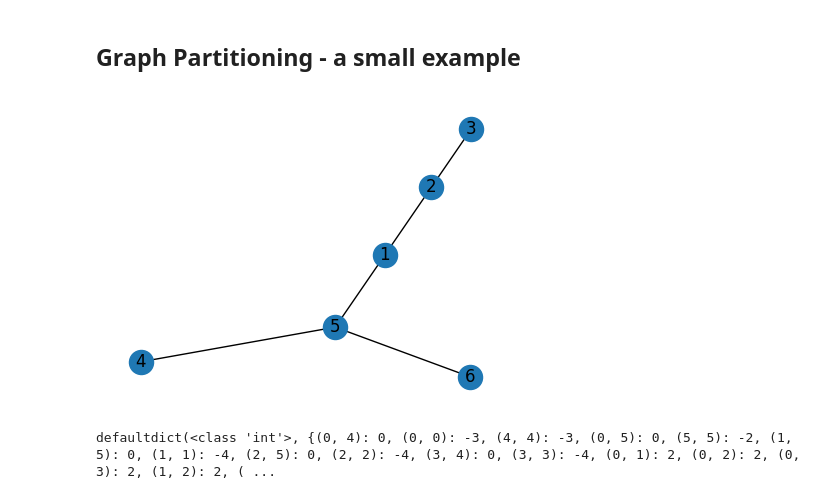
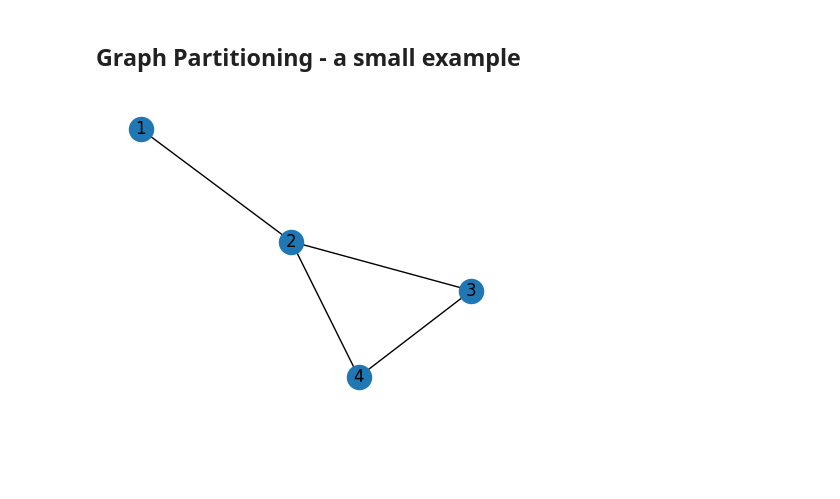
Before and after one commit to catInHub/BUPY896-course-material, a Jupyter notebook: graph_partitioning.ipynb, the cells around one changed output. Saved outputs shown, nothing was run; the diff lists cells and outputs as text; code cells hidden in the pictures; blank space fills up the shorter version.

```diff
--- a/graph_partitioning.ipynb
+++ b/graph_partitioning.ipynb
@@ -13,14 +13,13 @@ from dwave.system import DWaveSampler
 # %%
 G = nx.Graph()
 G.add_edge('1', '2')
 G.add_edge('2', '3')
-G.add_edge('1', '5')
-G.add_edge('5', '6')
-G.add_edge('4', '5')
+G.add_edge('3', '4')
+G.add_edge('2', '4')
 plt.figure(figsize=(4,3))
 nx.draw(G, with_labels=True)
 # %% [output]
-[figure, old version]
+[figure, new version]
 # %%
 ## the embedding to chimera
 
@@ -39,27 +39,2 @@ gamma = 1
 
 num_shots = 200
-# %%
-"""
-    Embedding the above small graph example's Hamiltonian into the first chimera unit cell of DW_2000Q_6 machine
-"""
-
-## couplings dictionaries
-Q = defaultdict(int)
-
-## objective function
-for i,j in edges_list:
-    Q[(i,j)] += -2
-    Q[(i,i)] += 1
-    Q[(j,j)] += 1
-
-## quadratic term in the constraint
-for i, j in combinations(nodes_list, 2):
-    Q[(i,j)] += gamma * 2
-
-## linear terms in the constraint
-for node in nodes_list:
-    Q[(node, node)] += gamma * (1 - N)
-
-print(Q)
-# %% [output]
-defaultdict(<class 'int'>, {(0, 4): 0, (0, 0): -3, (4, 4): -3, (0, 5): 0, (5, 5): -2, (1, 5): 0, (1, 1): -4, (2, 5): 0, (2, 2): -4, (3, 4): 0, (3, 3): -4, (0, 1): 2, (0, 2): 2, (0, 3): 2, (1, 2): 2, ( ...
```
Also changed, not shown: parts of 7 cells of this notebook.
